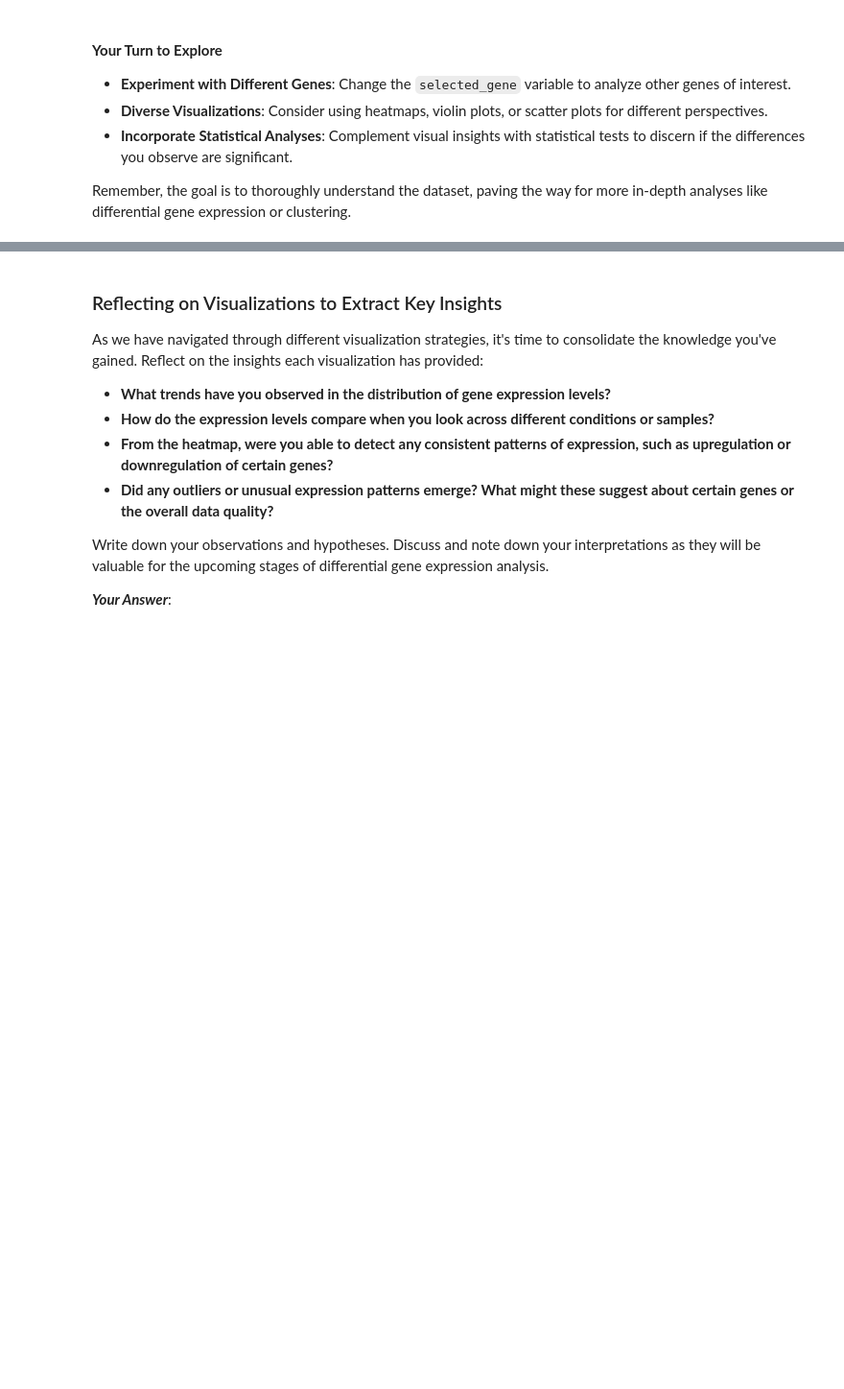
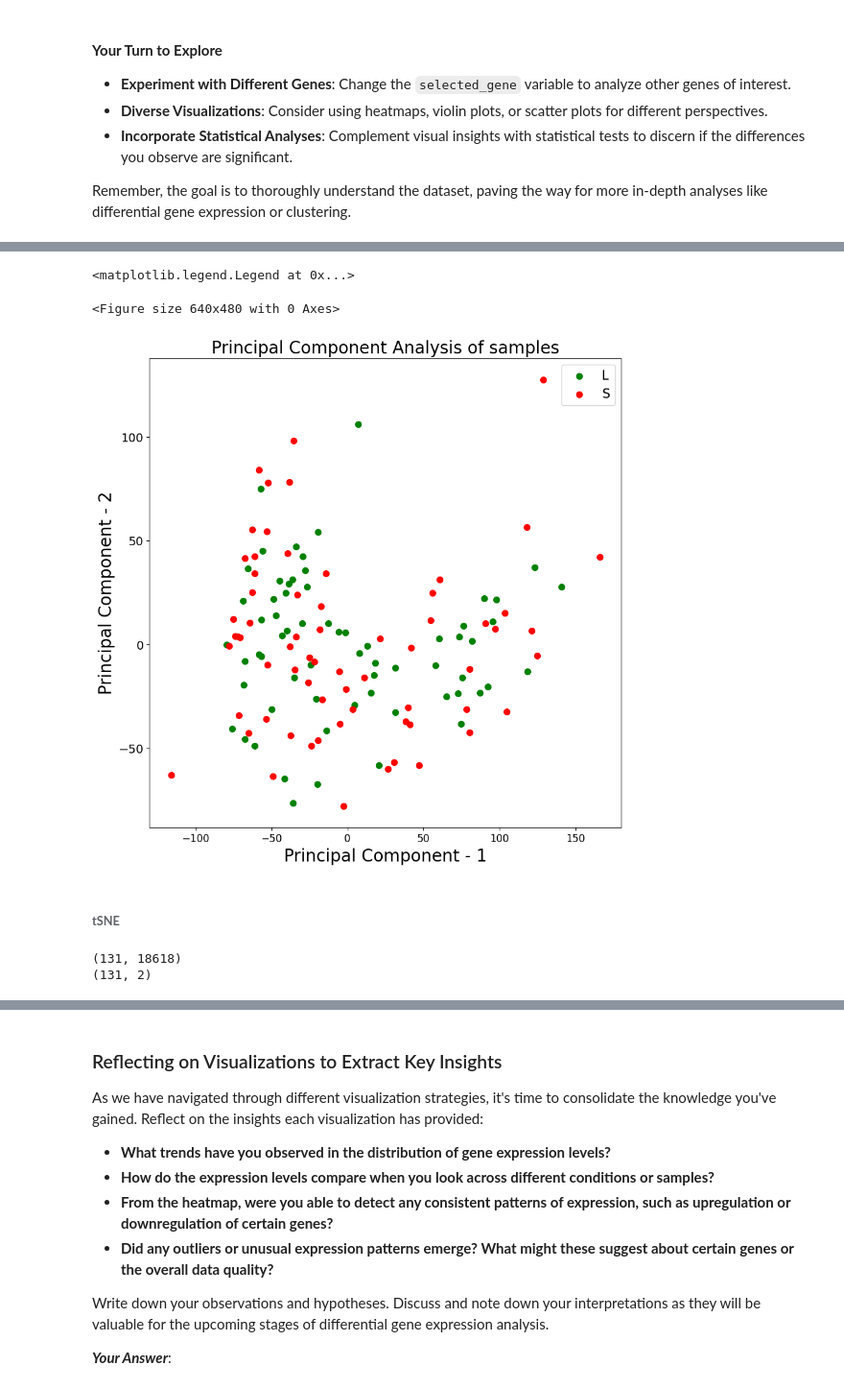
Before and after one commit to amirezzati/bioinformatics-project, a Jupyter notebook: the-songbird-study/SongBirdStudy.ipynb, the cells around one changed output, grey strips where cells are left out. Shown at 96% size. Cells and saved outputs as stored; diff of their text form; code cells hidden in the pictures; blank space fills up the shorter version.

```diff
--- a/the-songbird-study/SongBirdStudy.ipynb
+++ b/the-songbird-study/SongBirdStudy.ipynb
@@ -447,0 +473,15 @@ Remember, the goal is to thoroughly understand the dataset, paving the way for m
+# %%
+scaler = StandardScaler()
+x_scaled = scaler.fit_transform(x)
+# %%
+from sklearn.decomposition import PCA
+
+pca_geneExpression = PCA(n_components=2)
+principalComponents_geneExpression = pca_geneExpression.fit_transform(x_scaled)
+# %%
+col_names = list(features[:4])+['principal component 1', 'principal component 2']
+data = np.concatenate( (normalized_data.loc[:, features[:4]].values, principalComponents_geneExpression), axis=1)
+# %%
+principal_dataframe= pd.DataFrame(data = data, columns = col_names)
+
+principal_dataframe.head()
@@ -447,0 +495,22 @@ Remember, the goal is to thoroughly understand the dataset, paving the way for m
+# %%
+plt.figure()
+plt.figure(figsize=(10,10))
+plt.xticks(fontsize=12)
+plt.yticks(fontsize=14)
+plt.xlabel('Principal Component - 1',fontsize=20)
+plt.ylabel('Principal Component - 2',fontsize=20)
+plt.title("Principal Component Analysis of samples",fontsize=20)
+study_groups = ['L', 'S']
+colors = ['g', 'r']
+for study_group, color in zip(study_groups,colors):
+    indicesToKeep = principal_dataframe['study_group'] == study_group
+    plt.scatter(principal_dataframe.loc[indicesToKeep, 'principal component 1']
+               , principal_dataframe.loc[indicesToKeep, 'principal component 2'], c = color, s = 50)
+
+plt.legend(study_groups,prop={'size': 15})
+# %% [output]
+<matplotlib.legend.Legend at 0x...>
+<Figure size 640x480 with 0 Axes>
+[figure, added]
+# %% [markdown]
+###### **tSNE**
@@ -447,0 +520,10 @@ Remember, the goal is to thoroughly understand the dataset, paving the way for m
+# %%
+from sklearn.manifold import TSNE
+
+tsne = TSNE(n_components = 2, random_state = 0)
+print(x_scaled.shape)
+tsne_data = tsne.fit_transform(x_scaled)
+print(tsne_data.shape)
+# %% [output]
+(131, 18618)
+(131, 2)
```
Also changed, not shown: parts of 10 cells of this notebook.
